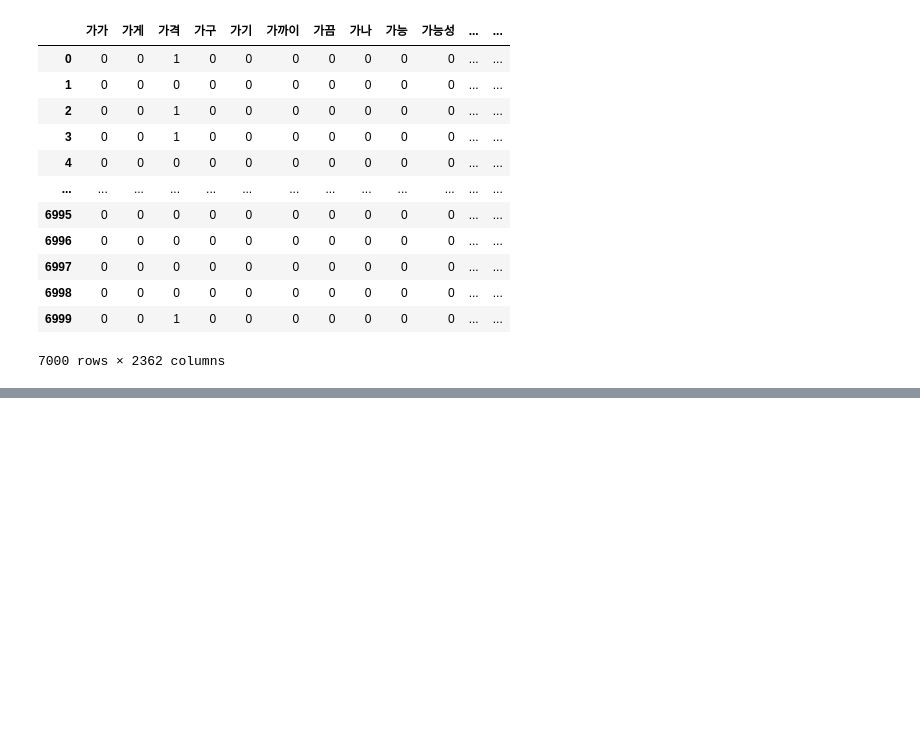
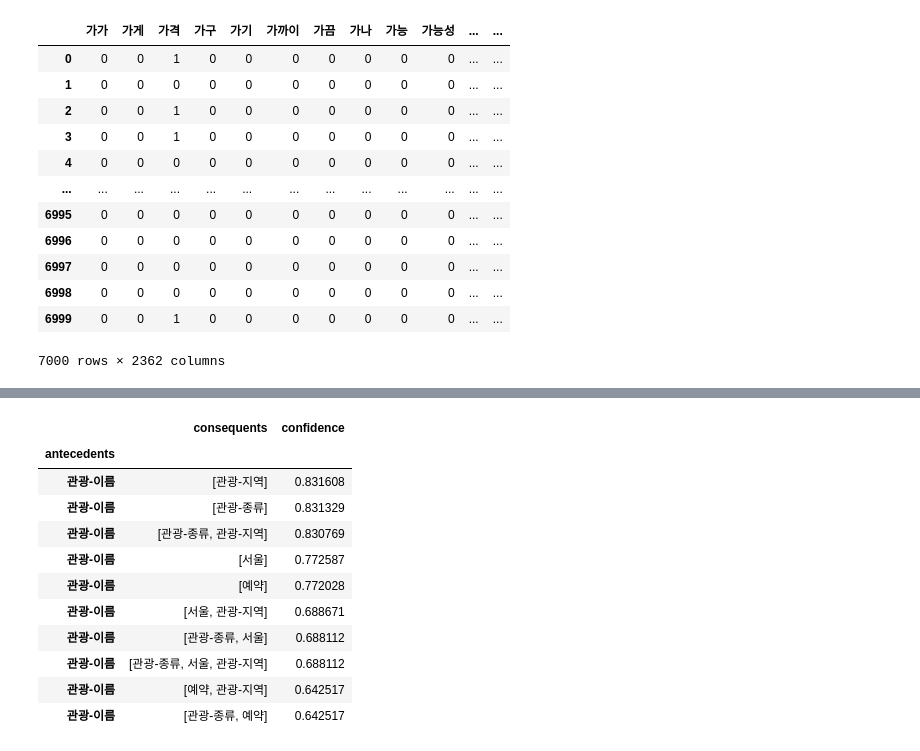
Before and after one commit to bcaitech1/p3-dst-freshtomato, a Jupyter notebook: notebooks/EDA - Market Basket Analysis.ipynb, the cells around one changed output, grey strips where cells are left out. Drawn from its saved outputs; the diff is of its cells as text; code cells hidden in the pictures; blank space fills up the shorter version.

```diff
--- a/notebooks/EDA - Market Basket Analysis.ipynb
+++ b/notebooks/EDA - Market Basket Analysis.ipynb
@@ -160,0 +197,18 @@ association_table.head(3)
+# %%
+slot_association_table_grouped = slot_association_table.groupby('antecedents').apply(lambda x: x.sort_values(by='confidence', ascending=False))
+slot_association_table_grouped = slot_association_table_grouped.drop('antecedents', axis=1)
+slot_association_table_grouped.index = slot_association_table_grouped.index.droplevel(level=1)
+slot_association_table_grouped.head(10)
+# %% [output]
+|  | consequents | confidence |
+| antecedents |  |  |
+| 관광-이름 | [관광-지역] | 0.831608 |
+| 관광-이름 | [관광-종류] | 0.831329 |
+| 관광-이름 | [관광-종류, 관광-지역] | 0.830769 |
+| 관광-이름 | [서울] | 0.772587 |
+| 관광-이름 | [예약] | 0.772028 |
+| 관광-이름 | [서울, 관광-지역] | 0.688671 |
+| 관광-이름 | [관광-종류, 서울] | 0.688112 |
+| 관광-이름 | [관광-종류, 서울, 관광-지역] | 0.688112 |
+| 관광-이름 | [예약, 관광-지역] | 0.642517 |
+| 관광-이름 | [관광-종류, 예약] | 0.642517 |
```
Also changed, not shown: parts of 20 cells of this notebook, 1 other file.
